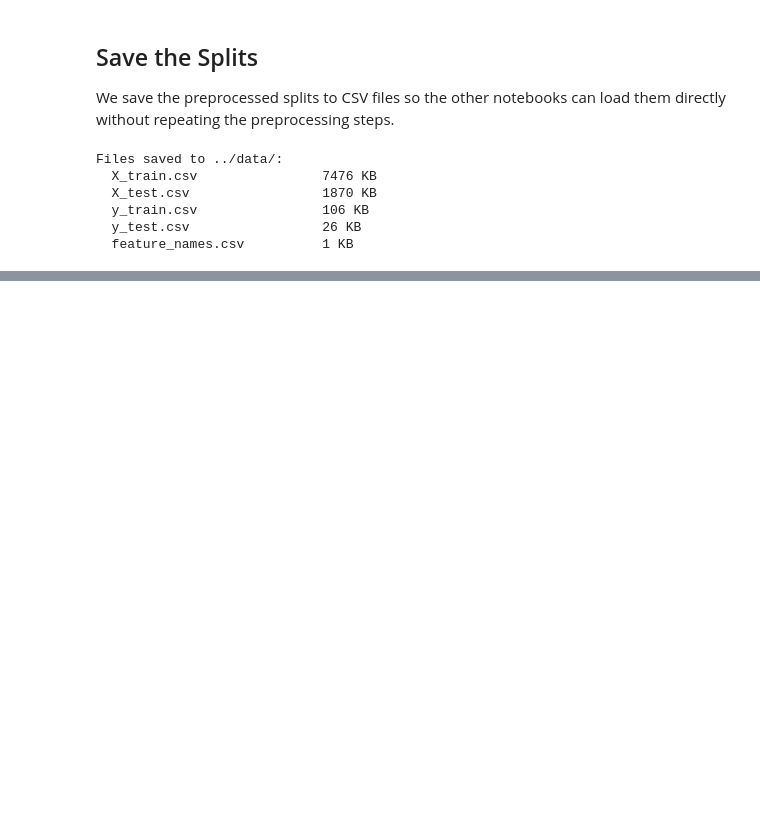
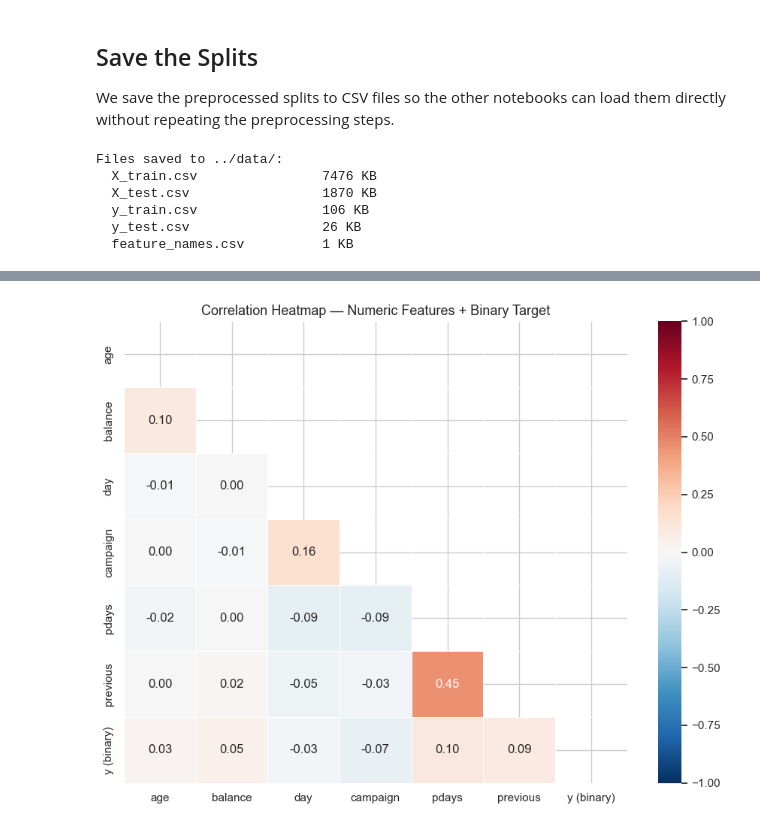
Before and after one commit to Aaron-Darcy/bank-marketing-ml-analysis, a Jupyter notebook: notebooks/01_preprocessing_eda.ipynb, the cells around one changed output, grey strips where cells are left out. Saved outputs shown, nothing was run; the diff lists cells and outputs as text; code cells hidden in the pictures; blank space fills up the shorter version.

```diff
--- a/notebooks/01_preprocessing_eda.ipynb
+++ b/notebooks/01_preprocessing_eda.ipynb
@@ -234,0 +385,28 @@ Files saved to ../data/:
+# %%
+corr_df = raw[num_cols].copy()
+corr_df['y (binary)'] = raw['subscribed']   # include target as numeric column
+
+corr_matrix = corr_df.corr()
+
+# Mask the upper triangle — it mirrors the lower triangle exactly,
+# so showing it would just add clutter without any new information.
+mask = np.triu(np.ones_like(corr_matrix, dtype=bool))
+
+fig, ax = plt.subplots(figsize=(9, 7))
+sns.heatmap(
+    corr_matrix,
+    mask=mask,
+    annot=True,
+    fmt='.2f',
+    cmap='RdBu_r',
+    center=0,
+    vmin=-1, vmax=1,
+    linewidths=0.5,
+    ax=ax,
+)
+ax.set_title('Correlation Heatmap — Numeric Features + Binary Target', fontsize=13)
+plt.tight_layout()
+plt.savefig('../figures/03_correlation_heatmap.png', dpi=150, bbox_inches='tight')
+plt.show()
+# %% [output]
+[figure, added]
```
Also changed, not shown: parts of 13 cells of this notebook.
